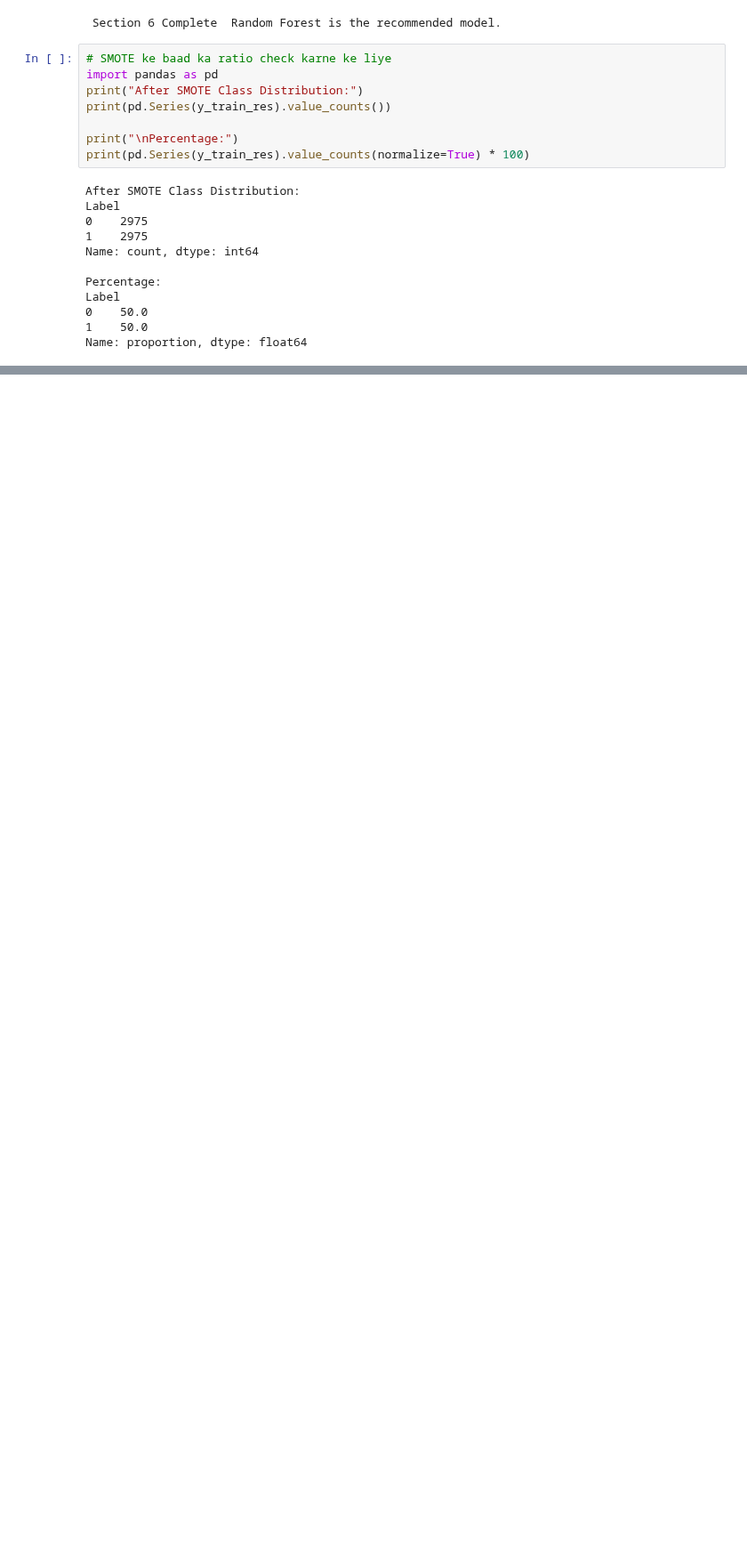
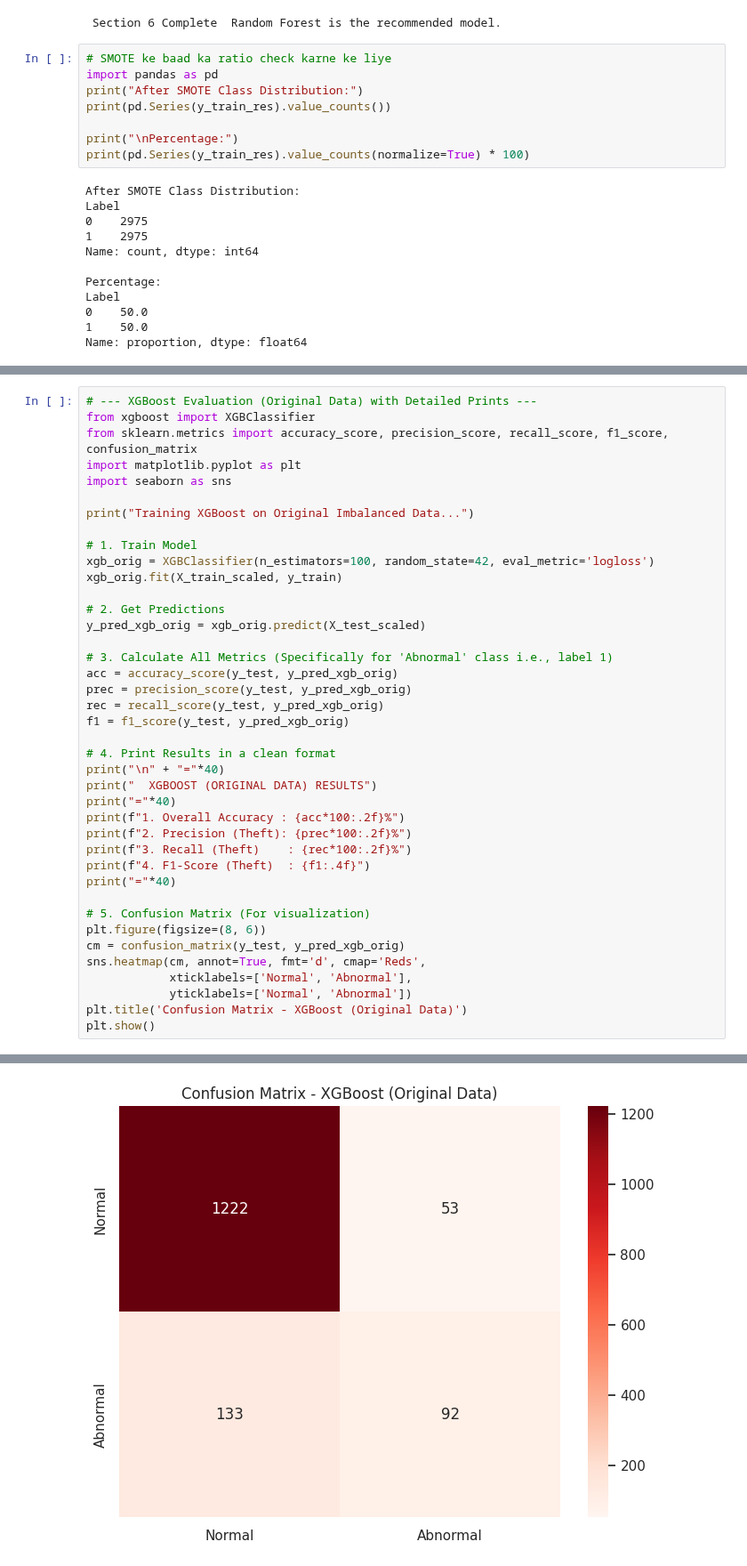
Before and after one commit to milan-jani/Data-Driven-Detection-of-Abnormal-Electricity-Usage-in-Power-Supply-Lines, a Jupyter notebook: main.ipynb, the cells around one changed output, grey strips where cells are left out. Shown at 89% size. Drawn from its saved outputs; the diff is of its cells as text; blank space fills up the shorter version.

```diff
--- a/main.ipynb
+++ b/main.ipynb
@@ -634,0 +635,41 @@ Done! Ab images documentation mein dikhne lagengi.
+# %%
+# --- XGBoost Evaluation (Original Data) with Detailed Prints ---
+from xgboost import XGBClassifier
+from sklearn.metrics import accuracy_score, precision_score, recall_score, f1_score, confusion_matrix
+import matplotlib.pyplot as plt
+import seaborn as sns
+
+print("Training XGBoost on Original Imbalanced Data...")
+
+# 1. Train Model
+xgb_orig = XGBClassifier(n_estimators=100, random_state=42, eval_metric='logloss')
+xgb_orig.fit(X_train_scaled, y_train)
+
+# 2. Get Predictions
+y_pred_xgb_orig = xgb_orig.predict(X_test_scaled)
+
+# 3. Calculate All Metrics (Specifically for 'Abnormal' class i.e., label 1)
+acc = accuracy_score(y_test, y_pred_xgb_orig)
+prec = precision_score(y_test, y_pred_xgb_orig)
+rec = recall_score(y_test, y_pred_xgb_orig)
+f1 = f1_score(y_test, y_pred_xgb_orig)
+
+# 4. Print Results in a clean format
+print("\n" + "="*40)
+print("  XGBOOST (ORIGINAL DATA) RESULTS")
+print("="*40)
+print(f"1. Overall Accuracy : {acc*100:.2f}%")
+print(f"2. Precision (Theft): {prec*100:.2f}%")
+print(f"3. Recall (Theft)    : {rec*100:.2f}%")
+print(f"4. F1-Score (Theft)  : {f1:.4f}")
+print("="*40)
+
+# 5. Confusion Matrix (For visualization)
+plt.figure(figsize=(8, 6))
+cm = confusion_matrix(y_test, y_pred_xgb_orig)
+sns.heatmap(cm, annot=True, fmt='d', cmap='Reds',
+            xticklabels=['Normal', 'Abnormal'],
+            yticklabels=['Normal', 'Abnormal'])
+plt.title('Confusion Matrix - XGBoost (Original Data)')
+plt.show()
+# %% [output]
@@ -634,0 +686 @@ Done! Ab images documentation mein dikhne lagengi.
+[figure, added]
```
Also changed, not shown: parts of 9 cells of this notebook, 1 other file.
